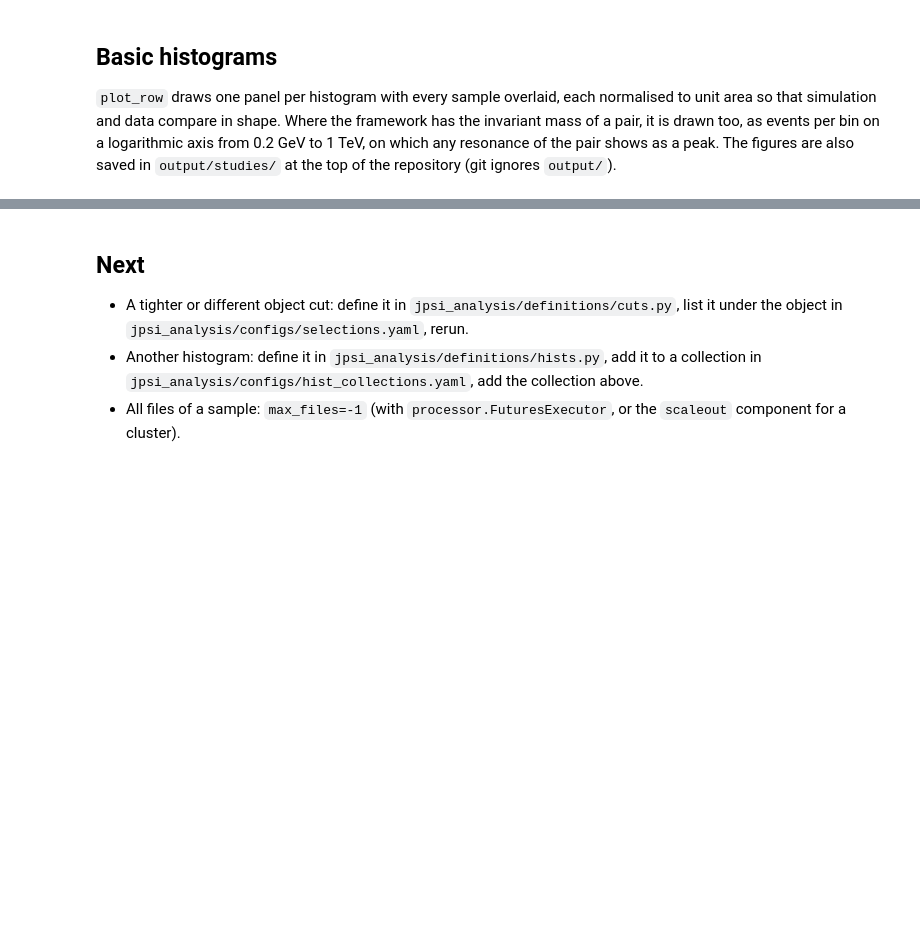
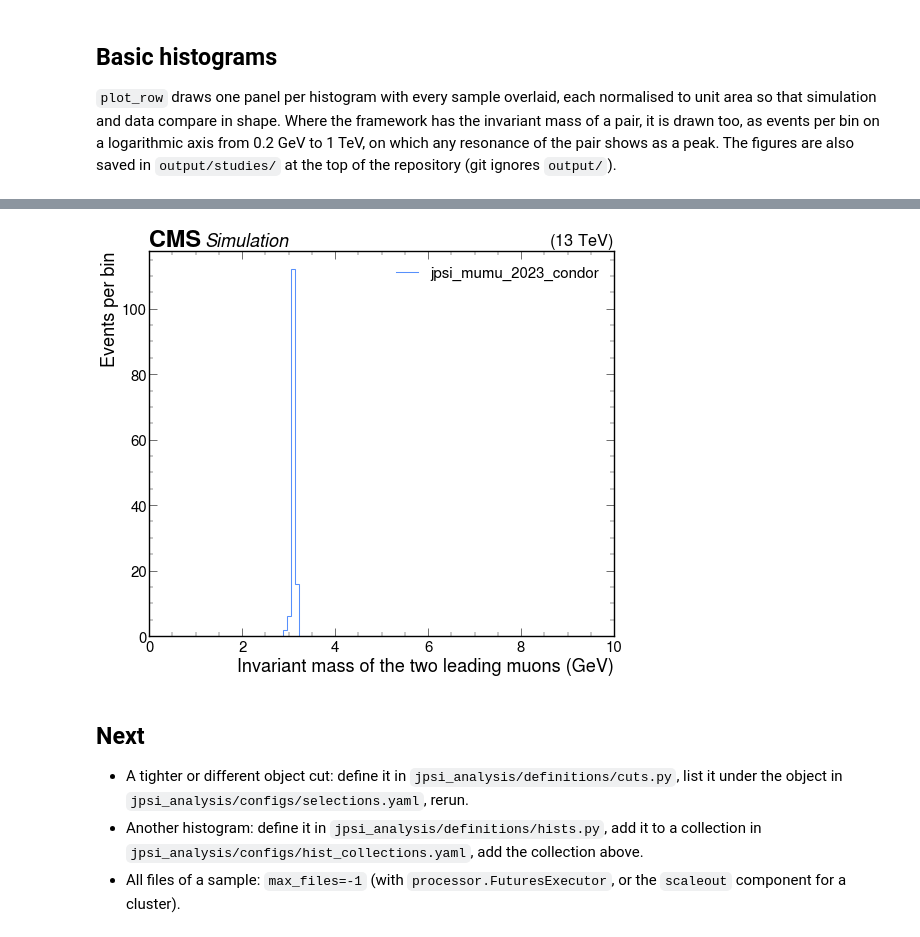
Before and after one commit to SC990987/JPsiToMuMuAnalysis, a Jupyter notebook: jpsi_analysis/studies/obj_basics/basic_histograms.ipynb, the cells around one changed output, grey strips where cells are left out. Drawn from its saved outputs; the diff is of its cells as text; code cells hidden in the pictures; blank space fills up the shorter version.

Commit message:
running basic histograms notebook

```diff
--- a/jpsi_analysis/studies/obj_basics/basic_histograms.ipynb
+++ b/jpsi_analysis/studies/obj_basics/basic_histograms.ipynb
@@ -61,6 +64,6 @@ for config, tag, group in utilities.find_samples():
 # %%
 samples = ["jpsi_mumu_2023_condor"]   # simulation and data to compare: any names from the list above
-fileset = utilities.make_fileset(samples, max_files=1)   # one file each; max_files=-1 reads all
+fileset = utilities.make_fileset(samples, max_files=-1)   # one file each; max_files=-1 reads all
 # %% [markdown]
 ## Process
 
@@ -76,8 +79,8 @@ for obj, cut_names in selection_cuts["obj"].items():
 print("event cuts:", selection_cuts["evt"])
 
 runner = processor.Runner(
-    executor=processor.IterativeExecutor(),
-    # executor=processor.FuturesExecutor(workers=4),   # several local processes
+    # executor=processor.IterativeExecutor(),
+    executor=processor.FuturesExecutor(workers=4),   # several local processes
     schema=schema.AnalysisSchema,
     chunksize=100_000,
     # maxchunks=1,          # the first chunk of each sample only, for a quicker look
@@ -131,13 +157,16 @@ plt.savefig(os.path.join(figures, "muon_eta_phi.png"))
 # %%
 # the invariant mass of the two leading muons, on a logarithmic axis: a resonance
 # of the pair shows as a peak wherever it is (J/psi, Upsilon, Z, ...). Events per bin, not a
 # density, which these narrow bins would raise at low mass; and no error bars, since most
 # bins are empty and the error bar of an empty bin is not zero
 fig, ax = plt.subplots(figsize=(12, 10))
 plotting.plot_samples(out, "muon_muon_invmass", "baseline", samples=read, yerr=False)
-ax.set_xscale("log")
+#ax.set_xscale("log")
+ax.set_xlim(0,10)
 ax.set_ylabel("Events per bin")
 fig.savefig(os.path.join(figures, "muon_muon_invmass.png"))
+# %% [output]
+[figure, added]
 # %% [markdown]
 ## Next
 
```
Also changed, not shown: parts of 6 cells of this notebook.
